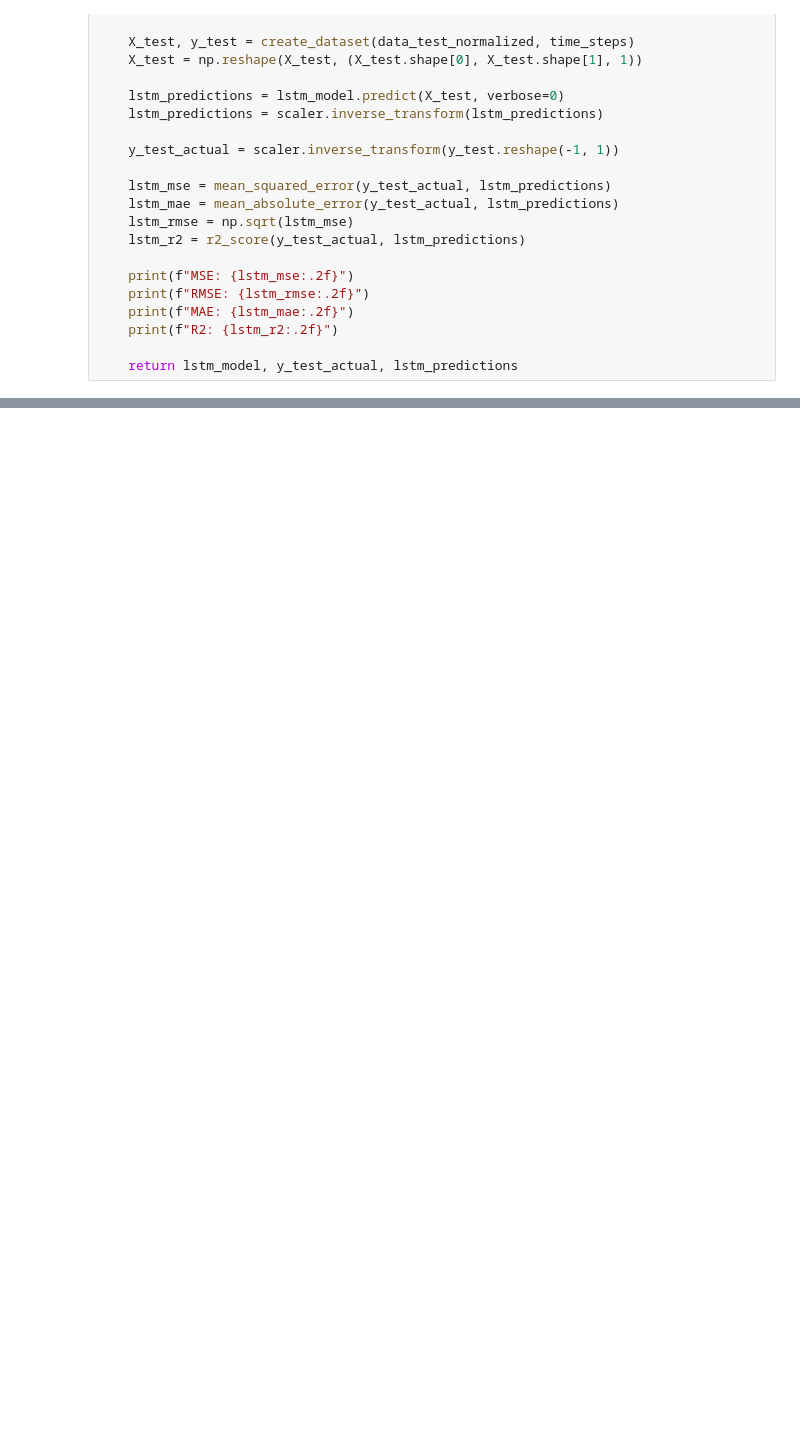
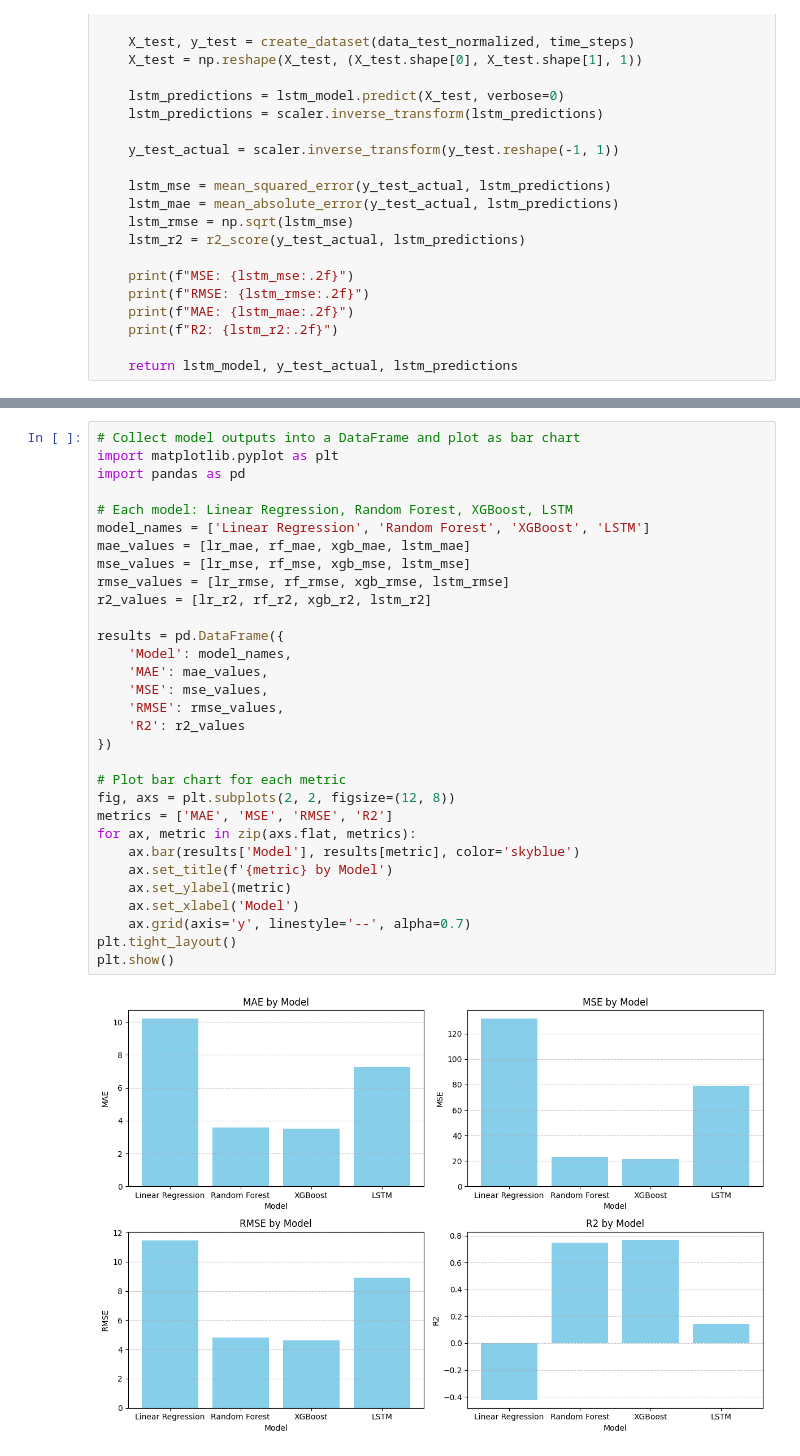
Before and after one commit to Muditha-Kumara/dataAnalytics, a Jupyter notebook: Project3/project3_time_series.ipynb, the cells around one changed output, grey strips where cells are left out. Drawn from its saved outputs; the diff is of its cells as text; blank space fills up the shorter version.

Commit message:
make combine graph

```diff
--- a/Project3/project3_time_series.ipynb
+++ b/Project3/project3_time_series.ipynb
@@ -356,0 +353,33 @@ R2: 0.14
+# %%
+# Collect model outputs into a DataFrame and plot as bar chart
+import matplotlib.pyplot as plt
+import pandas as pd
+
+# Each model: Linear Regression, Random Forest, XGBoost, LSTM
+model_names = ['Linear Regression', 'Random Forest', 'XGBoost', 'LSTM']
+mae_values = [lr_mae, rf_mae, xgb_mae, lstm_mae]
+mse_values = [lr_mse, rf_mse, xgb_mse, lstm_mse]
+rmse_values = [lr_rmse, rf_rmse, xgb_rmse, lstm_rmse]
+r2_values = [lr_r2, rf_r2, xgb_r2, lstm_r2]
+
+results = pd.DataFrame({
+    'Model': model_names,
+    'MAE': mae_values,
+    'MSE': mse_values,
+    'RMSE': rmse_values,
+    'R2': r2_values
+})
+
+# Plot bar chart for each metric
+fig, axs = plt.subplots(2, 2, figsize=(12, 8))
+metrics = ['MAE', 'MSE', 'RMSE', 'R2']
+for ax, metric in zip(axs.flat, metrics):
+    ax.bar(results['Model'], results[metric], color='skyblue')
+    ax.set_title(f'{metric} by Model')
+    ax.set_ylabel(metric)
+    ax.set_xlabel('Model')
+    ax.grid(axis='y', linestyle='--', alpha=0.7)
+plt.tight_layout()
+plt.show()
+# %% [output]
+[figure, added]
```
Also changed, not shown: parts of 6 cells of this notebook.
